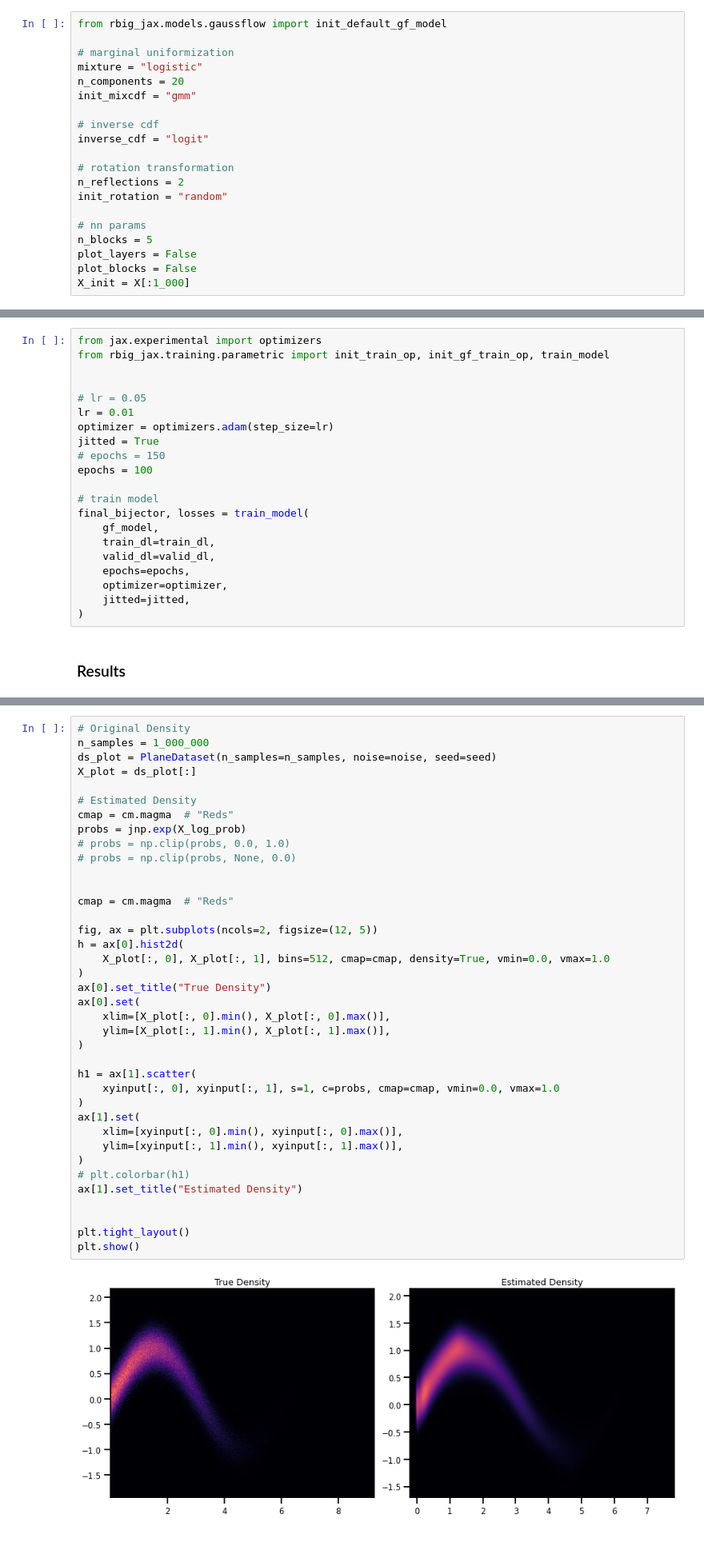
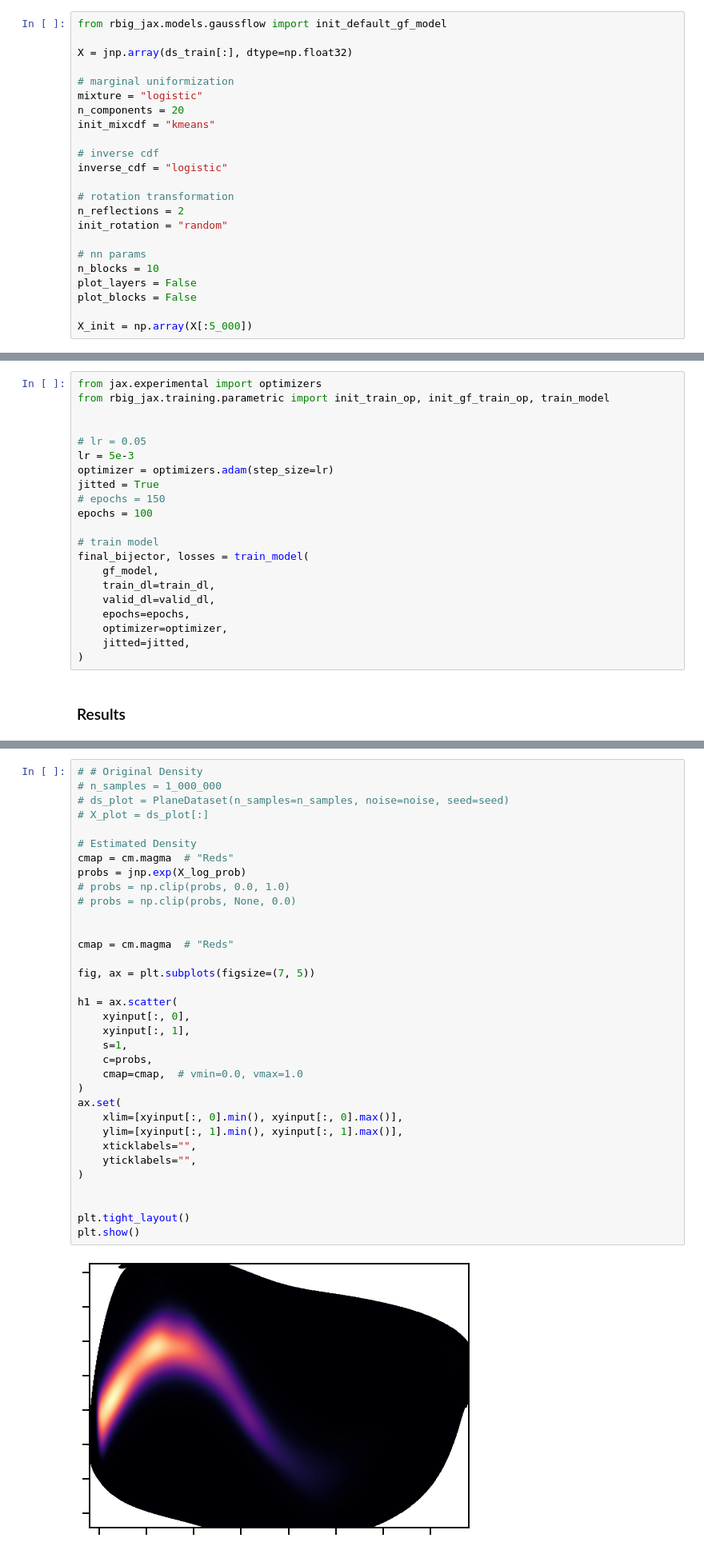
Before and after one commit to IPL-UV/rbig_jax, a Jupyter notebook: jupyterbook/content/parametric/demos/gf_demo_plane.ipynb, the cells around one changed output, grey strips where cells are left out. Shown at 80% size. Cells and saved outputs as stored; diff of their text form.

```diff
--- a/jupyterbook/content/parametric/demos/gf_demo_plane.ipynb
+++ b/jupyterbook/content/parametric/demos/gf_demo_plane.ipynb
@@ -122,24 +124,27 @@ valid_dl = DataLoader(
 ## Model
 # %%
 from rbig_jax.models.gaussflow import init_default_gf_model
+
+X = jnp.array(ds_train[:], dtype=np.float32)
 
 # marginal uniformization
 mixture = "logistic"
 n_components = 20
-init_mixcdf = "gmm"
+init_mixcdf = "kmeans"
 
 # inverse cdf
-inverse_cdf = "logit"
+inverse_cdf = "logistic"
 
 # rotation transformation
 n_reflections = 2
 init_rotation = "random"
 
 # nn params
-n_blocks = 5
+n_blocks = 10
 plot_layers = False
 plot_blocks = False
-X_init = X[:1_000]
+
+X_init = np.array(X[:5_000])
 # %%
 # init model
 gf_model = init_default_gf_model(
@@ -170,7 +192,7 @@ from rbig_jax.training.parametric import init_train_op, init_gf_train_op, train_
 
 
 # lr = 0.05
-lr = 0.01
+lr = 5e-3
 optimizer = optimizers.adam(step_size=lr)
 jitted = True
 # epochs = 150
@@ -242,43 +294,39 @@ Wall time: 1.92 s
 # %%
-# Original Density
-n_samples = 1_000_000
-ds_plot = PlaneDataset(n_samples=n_samples, noise=noise, seed=seed)
-X_plot = ds_plot[:]
+# # Original Density
+# n_samples = 1_000_000
+# ds_plot = PlaneDataset(n_samples=n_samples, noise=noise, seed=seed)
+# X_plot = ds_plot[:]
 
 # Estimated Density
 cmap = cm.magma  # "Reds"
 probs = jnp.exp(X_log_prob)
 # probs = np.clip(probs, 0.0, 1.0)
 # probs = np.clip(probs, None, 0.0)
 
 
 cmap = cm.magma  # "Reds"
 
-fig, ax = plt.subplots(ncols=2, figsize=(12, 5))
-h = ax[0].hist2d(
-    X_plot[:, 0], X_plot[:, 1], bins=512, cmap=cmap, density=True, vmin=0.0, vmax=1.0
+fig, ax = plt.subplots(figsize=(7, 5))
+
+h1 = ax.scatter(
+    xyinput[:, 0],
+    xyinput[:, 1],
+    s=1,
+    c=probs,
+    cmap=cmap,  # vmin=0.0, vmax=1.0
 )
-ax[0].set_title("True Density")
-ax[0].set(
-    xlim=[X_plot[:, 0].min(), X_plot[:, 0].max()],
-    ylim=[X_plot[:, 1].min(), X_plot[:, 1].max()],
-)
-
-h1 = ax[1].scatter(
-    xyinput[:, 0], xyinput[:, 1], s=1, c=probs, cmap=cmap, vmin=0.0, vmax=1.0
-)
-ax[1].set(
+ax.set(
     xlim=[xyinput[:, 0].min(), xyinput[:, 0].max()],
     ylim=[xyinput[:, 1].min(), xyinput[:, 1].max()],
+    xticklabels="",
+    yticklabels="",
 )
-# plt.colorbar(h1)
-ax[1].set_title("Estimated Density")
 
 
 plt.tight_layout()
 plt.show()
 # %% [output]
-[figure, old version]
+[figure, new version]
 # %% [markdown]
 ### Sampling
 # %%
```
Also changed, not shown: parts of 20 cells of this notebook, 23 other files.
